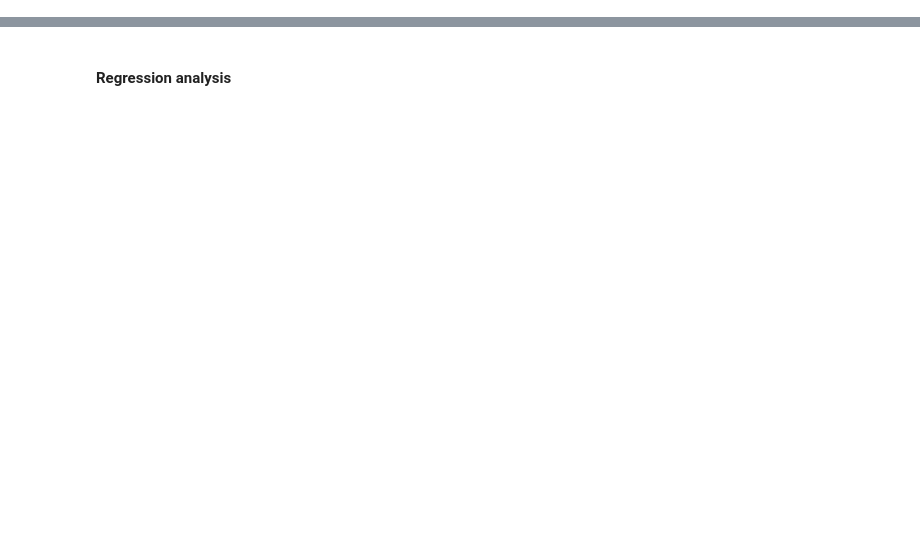
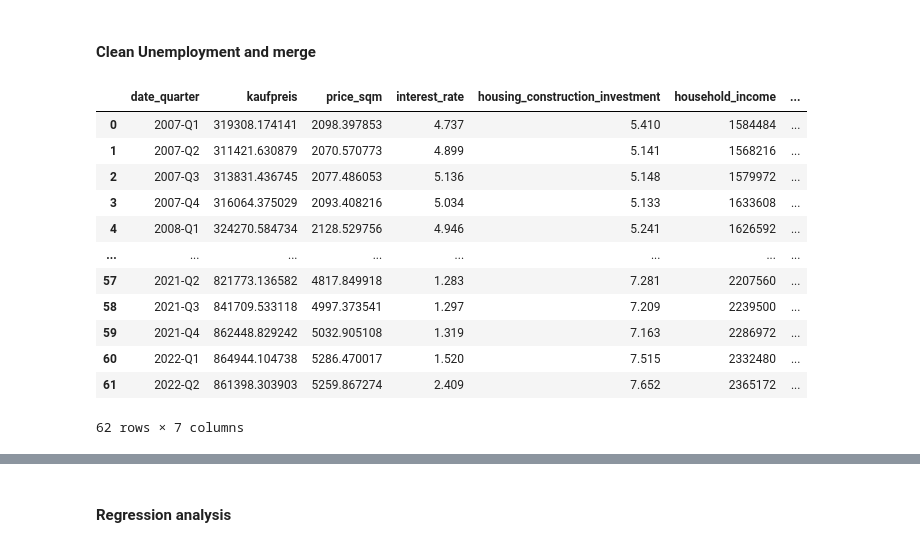
Before and after one commit to pvseydlitz/BachelorThesis, a Jupyter notebook: regression_hk_cities.ipynb, the cells around one changed output, grey strips where cells are left out. Drawn from its saved outputs; the diff is of its cells as text; code cells hidden in the pictures; blank space fills up the shorter version.

```diff
--- a/regression_hk_cities.ipynb
+++ b/regression_hk_cities.ipynb
@@ -49,8 +47,9 @@ Index(['obid', 'plz', 'kaufpreis', 'baujahr', 'wohnflaeche',
 # %%
-df['edat_year'] = df['edat'].astype(str).str[:4]
-df['edat_year'] = pd.to_numeric(df['edat_year'])
+df_original['edat_year'] = df_original['edat'].astype(str).str[:4]
+df_original['edat_year'] = pd.to_numeric(df_original['edat_year'])
 
-df = df[df['baujahr'].notna()]
+df = df_original[df_original['baujahr'].notna()]
+df['age'] = df['edat_year'] - df['baujahr']
 
 df = df[df['zimmeranzahl'].notna()]
 df = df[~df['zimmeranzahl'].str.contains("Implausible value")]
@@ -86,8 +85,5 @@ df['parkplatz'] = df['parkplatz'].astype('category')
 df['parkplatz'] = df['parkplatz'].cat.reorder_categories(['No', 'Yes'], ordered=True)
 df['parkplatz'] = df['parkplatz'].cat.codes
 
-df['age'] = df['edat_year'] - df['baujahr']
-print(df['zimmeranzahl'].dtypes)
-print(df['baujahr'].dtypes)
-df.head
+df.head()
 # %% [output]
@@ -112,0 +210,45 @@ float64
+# %% [markdown]
+#### Clean Unemployment and merge
+# %%
+unemployment_rate = pd.read_csv('./Data/Macroeconomic Data/Unemployment-rate.csv')
+df_unemployment_rate = pd.DataFrame(unemployment_rate)
+
+def convert_date_unemployment(x):
+    date_string = str(x)
+    date = date_string.split('-')[-1]
+
+    if (date == 'Januar' or date == 'Februar' or date == 'März'):
+        quarter = '1'
+    elif (date == 'April' or date == 'Mai' or date == 'Juni'):
+        quarter = '2'
+    elif (date == 'Juli' or date == 'August' or date == 'September'):
+        quarter = '3'
+    elif (date == 'Oktober' or date == 'November' or date == 'Dezember'):
+        quarter = '4'
+    else:
+        quarter = '0'
+    year = date_string.split('-')[0]
+    new_date = year + '-Q' + quarter
+    return new_date
+
+df_unemployment_rate['date_quarter'] = df_unemployment_rate.apply(lambda x: convert_date_unemployment(x['Jahr_Monat']), axis = 1)
+df_unemployment_rate = df_unemployment_rate.groupby('date_quarter', as_index=False).mean()
+df_unemployment_rate.drop(columns=['Erwerbspersonen', 'Erwerbstätige', 'Erwerbslose'], axis=1, inplace=True)
+
+df = pd.merge(df, df_unemployment_rate, how="inner", on="date_quarter")
+
+df
+# %% [output]
+|  | date_quarter | kaufpreis | price_sqm | interest_rate | housing_construction_investment | household_income | ... |
+| 0 | 2007-Q1 | 319308.174141 | 2098.397853 | 4.737 | 5.410 | 1584484 | ... |
+| 1 | 2007-Q2 | 311421.630879 | 2070.570773 | 4.899 | 5.141 | 1568216 | ... |
+| 2 | 2007-Q3 | 313831.436745 | 2077.486053 | 5.136 | 5.148 | 1579972 | ... |
+| 3 | 2007-Q4 | 316064.375029 | 2093.408216 | 5.034 | 5.133 | 1633608 | ... |
+| 4 | 2008-Q1 | 324270.584734 | 2128.529756 | 4.946 | 5.241 | 1626592 | ... |
+| ... | ... | ... | ... | ... | ... | ... | ... |
+| 57 | 2021-Q2 | 821773.136582 | 4817.849918 | 1.283 | 7.281 | 2207560 | ... |
+| 58 | 2021-Q3 | 841709.533118 | 4997.373541 | 1.297 | 7.209 | 2239500 | ... |
+| 59 | 2021-Q4 | 862448.829242 | 5032.905108 | 1.319 | 7.163 | 2286972 | ... |
+| 60 | 2022-Q1 | 864944.104738 | 5286.470017 | 1.520 | 7.515 | 2332480 | ... |
+| 61 | 2022-Q2 | 861398.303903 | 5259.867274 | 2.409 | 7.652 | 2365172 | ... |
+62 rows × 7 columns
```
Also changed, not shown: parts of 22 cells of this notebook.
